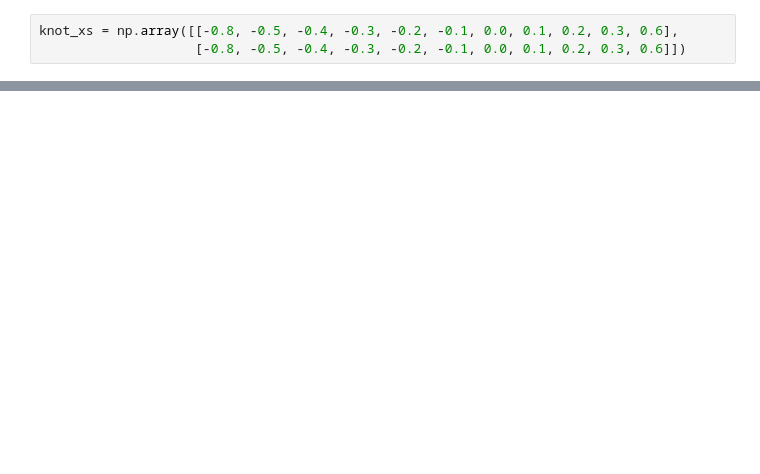
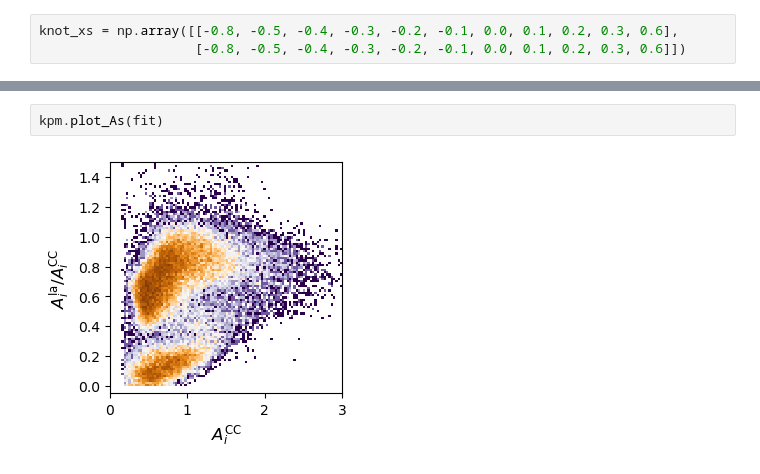
Before and after one commit to 13emilygriffith/KProcessModel, a Jupyter notebook: API/testing.ipynb, the cells around one changed output, grey strips where cells are left out. Cells and saved outputs as stored; diff of their text form; blank space fills up the shorter version.

```diff
--- a/API/testing.ipynb
+++ b/API/testing.ipynb
@@ -42,0 +91,4 @@ Aq-step(): we took a step! -5 6201061.5 25658.5
+# %%
+kpm.plot_As(fit)
+# %% [output]
+[figure, added]
```
Also changed, not shown: parts of 13 cells of this notebook, 12 other files.
